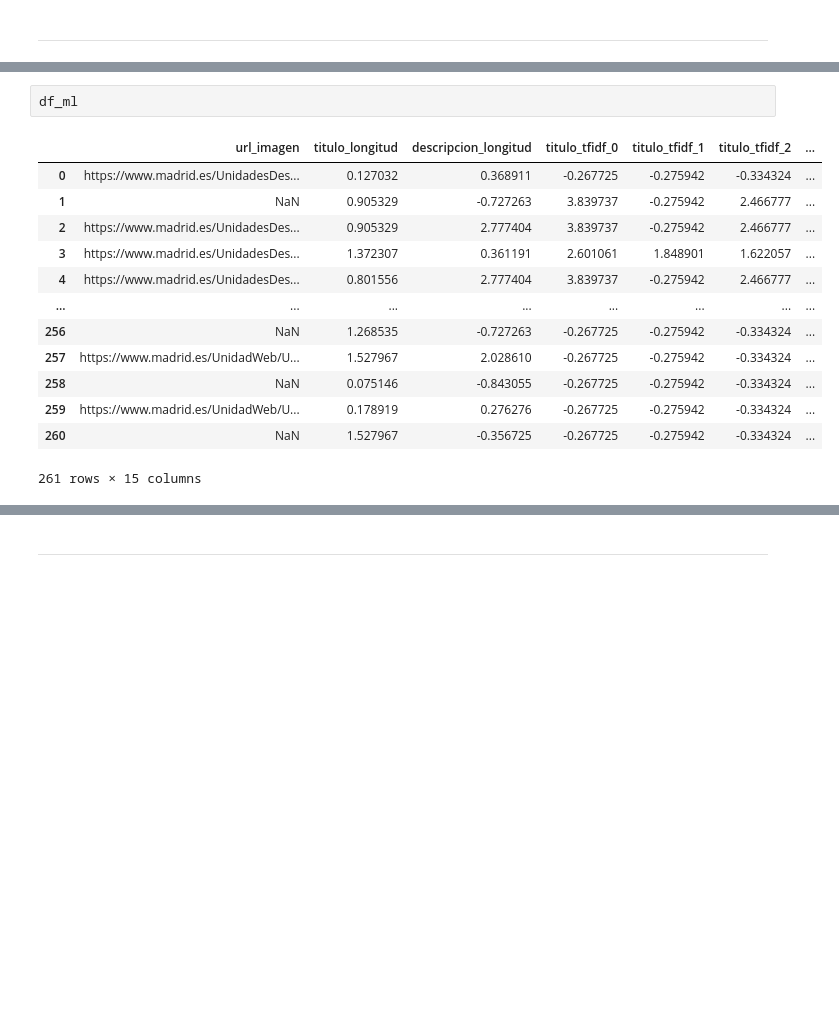
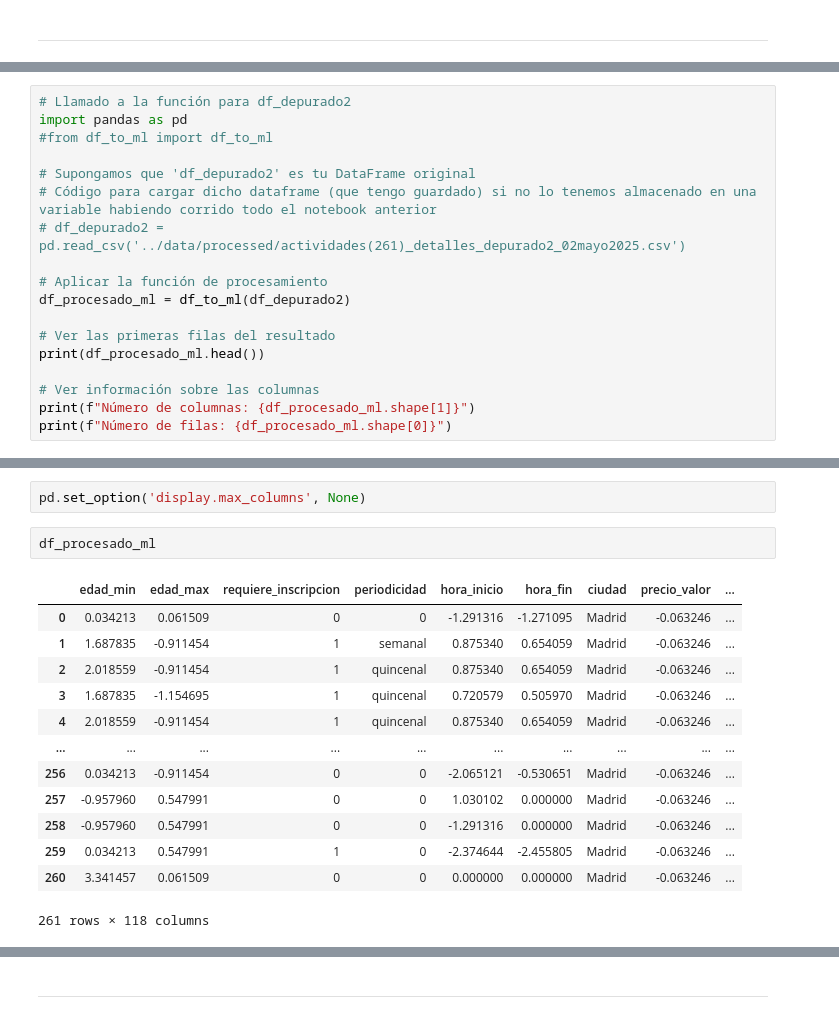
Before and after one commit to abdonrb/desafio_tripulaciones, a Jupyter notebook: notebooks/05_Datos_Detallados_Actividades_Infantiles_Madrid_WS_agv.ipynb, the cells around one changed output, grey strips where cells are left out. Drawn from its saved outputs; the diff is of its cells as text; blank space fills up the shorter version.

```diff
--- a/notebooks/05_Datos_Detallados_Actividades_Infantiles_Madrid_WS_agv.ipynb
+++ b/notebooks/05_Datos_Detallados_Actividades_Infantiles_Madrid_WS_agv.ipynb
@@ -1691,0 +1593,18 @@ max    8.012930e-01
+# %%
+# Llamado a la función para df_depurado2
+import pandas as pd
+#from df_to_ml import df_to_ml
+
+# Supongamos que 'df_depurado2' es tu DataFrame original
+# Código para cargar dicho dataframe (que tengo guardado) si no lo tenemos almacenado en una variable habiendo corrido todo el notebook anterior
+# df_depurado2 = pd.read_csv('../data/processed/actividades(261)_detalles_depurado2_02mayo2025.csv')
+
+# Aplicar la función de procesamiento
+df_procesado_ml = df_to_ml(df_depurado2)
+
+# Ver las primeras filas del resultado
+print(df_procesado_ml.head())
+
+# Ver información sobre las columnas
+print(f"Número de columnas: {df_procesado_ml.shape[1]}")
+print(f"Número de filas: {df_procesado_ml.shape[0]}")
@@ -1692,16 +1629,18 @@ max    8.012930e-01
+# %%
+pd.set_option('display.max_columns', None)
 # %%
-df_ml
+df_procesado_ml
 # %% [output]
-|  | url_imagen | titulo_longitud | descripcion_longitud | titulo_tfidf_0 | titulo_tfidf_1 | titulo_tfidf_2 | ... |
-| 0 | https://www.madrid.es/UnidadesDes... | 0.127032 | 0.368911 | -0.267725 | -0.275942 | -0.334324 | ... |
-| 1 | NaN | 0.905329 | -0.727263 | 3.839737 | -0.275942 | 2.466777 | ... |
-| 2 | https://www.madrid.es/UnidadesDes... | 0.905329 | 2.777404 | 3.839737 | -0.275942 | 2.466777 | ... |
-| 3 | https://www.madrid.es/UnidadesDes... | 1.372307 | 0.361191 | 2.601061 | 1.848901 | 1.622057 | ... |
-| 4 | https://www.madrid.es/UnidadesDes... | 0.801556 | 2.777404 | 3.839737 | -0.275942 | 2.466777 | ... |
-| ... | ... | ... | ... | ... | ... | ... | ... |
-| 256 | NaN | 1.268535 | -0.727263 | -0.267725 | -0.275942 | -0.334324 | ... |
-| 257 | https://www.madrid.es/UnidadWeb/U... | 1.527967 | 2.028610 | -0.267725 | -0.275942 | -0.334324 | ... |
-| 258 | NaN | 0.075146 | -0.843055 | -0.267725 | -0.275942 | -0.334324 | ... |
-| 259 | https://www.madrid.es/UnidadWeb/U... | 0.178919 | 0.276276 | -0.267725 | -0.275942 | -0.334324 | ... |
-| 260 | NaN | 1.527967 | -0.356725 | -0.267725 | -0.275942 | -0.334324 | ... |
+|  | edad_min | edad_max | requiere_inscripcion | periodicidad | hora_inicio | hora_fin | ciudad | precio_valor | ... |
+| 0 | 0.034213 | 0.061509 | 0 | 0 | -1.291316 | -1.271095 | Madrid | -0.063246 | ... |
+| 1 | 1.687835 | -0.911454 | 1 | semanal | 0.875340 | 0.654059 | Madrid | -0.063246 | ... |
+| 2 | 2.018559 | -0.911454 | 1 | quincenal | 0.875340 | 0.654059 | Madrid | -0.063246 | ... |
+| 3 | 1.687835 | -1.154695 | 1 | quincenal | 0.720579 | 0.505970 | Madrid | -0.063246 | ... |
+| 4 | 2.018559 | -0.911454 | 1 | quincenal | 0.875340 | 0.654059 | Madrid | -0.063246 | ... |
+| ... | ... | ... | ... | ... | ... | ... | ... | ... | ... |
+| 256 | 0.034213 | -0.911454 | 0 | 0 | -2.065121 | -0.530651 | Madrid | -0.063246 | ... |
+| 257 | -0.957960 | 0.547991 | 0 | 0 | 1.030102 | 0.000000 | Madrid | -0.063246 | ... |
+| 258 | -0.957960 | 0.547991 | 0 | 0 | -1.291316 | 0.000000 | Madrid | -0.063246 | ... |
+| 259 | 0.034213 | 0.547991 | 1 | 0 | -2.374644 | -2.455805 | Madrid | -0.063246 | ... |
+| 260 | 3.341457 | 0.061509 | 0 | 0 | 0.000000 | 0.000000 | Madrid | -0.063246 | ... |
-261 rows × 15 columns
+261 rows × 118 columns
```
Also changed, not shown: parts of 15 cells of this notebook, 2 other files.
